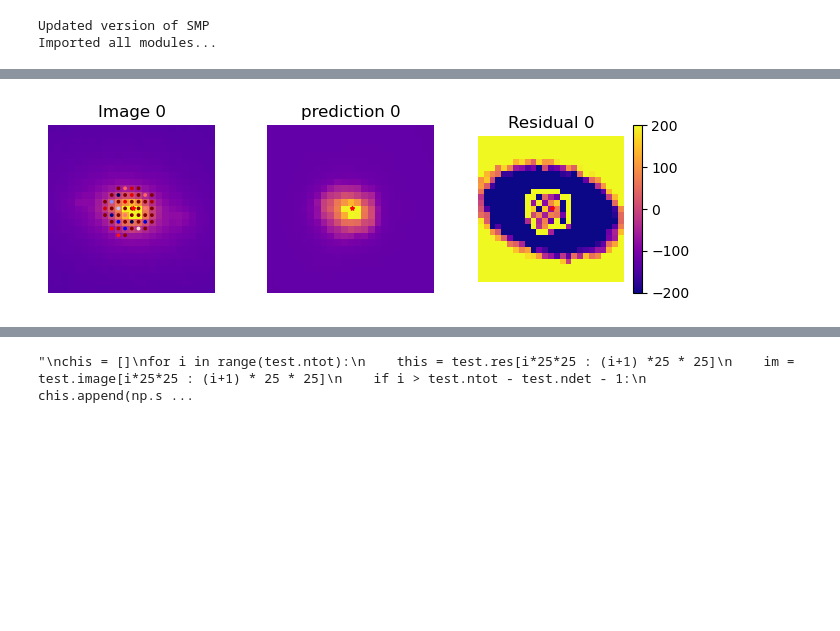
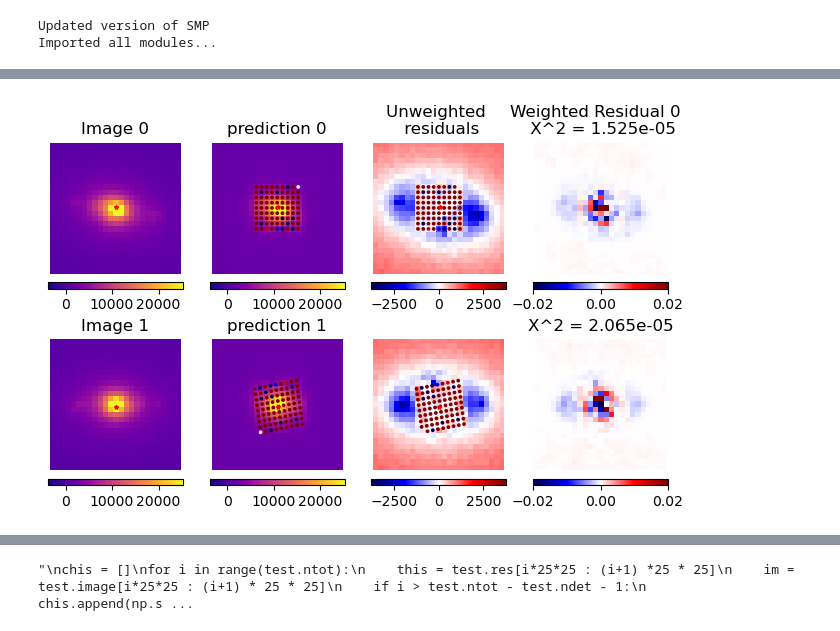
Before and after one commit to Roman-Supernova-PIT/campari, a Jupyter notebook: multismp.ipynb, the cells around one changed output, grey strips where cells are left out. Drawn from its saved outputs; the diff is of its cells as text; code cells hidden in the pictures; blank space fills up the shorter version.

```diff
--- a/multismp.ipynb
+++ b/multismp.ipynb
@@ -740,5 +723,6 @@ plt.scatter(xx,yy,s = 1, color = 'r')
 # %%
 #%matplotlib widget
+
 #ID = 20172782
 
 #ID = 90000055
@@ -758,10 +742,12 @@ print(pqfile)
 band = 'F184'
 ra, dec, p, s, start, end, peak = SNID_to_loc(ID, pqfile, date = True, band = band, snpath = snpath, roman_path = roman_path)
 test = MultiDetection(ra, dec, p, s, band, start, end, peak, snid = ID)
-nbg = 30
+nbg = 4
+size = 25
 
-test.runPhotometry(background = False, err = False, n_grid = nbg, maxbg = 0, maxdet = -1, roman_path = roman_path, \
-                  pointing_list = None, SCA_list = None, bare_bones = True)
+
+test.runPhotometry(background = False, err = False, n_grid = nbg, maxbg = 2, maxdet = 0,roman_path = roman_path, \
+                  pointing_list = None, SCA_list = None, bare_bones = False, precise = True, size = size)
 # %% [output]
 10430
 looking in band F184
@@ -790,8 +776,8 @@ xplots = test.ntot//2 + 1
 
 
 
-bgtol = 10000
-im = test.image[0*25*25 : (0+1) * 25 * 25]
+bgtol = 1000
+im = test.image[0*size*size : (0+1) * size * size]
 sig = np.sqrt(clippedMean(im, 4)[1])
 print(sig)
 
@@ -799,7 +785,8 @@ print(sig)
 
 for i in range(test.ntot):
     print(i)
-    plt.subplot(4*test.ntot, 3, 3*i+2,projection=test.wcs_list[i])
+
+    plt.subplot(4*test.ntot, 4, 4*i+2,projection=test.wcs_list[i])
 
     xx, yy = test.wcs_list[i].world_to_pixel(SkyCoord(ra = test.ra_grid*u.degree, dec = test.dec_grid*u.degree))
 
@@ -808,47 +795,88 @@ for i in range(test.ntot):
     yy += 0.5
     snx += 0.5
     sny += 0.5
-    #plt.scatter(xx,yy, c = test.X[:np.size(test.ra_grid)], s = 3, cmap = 'seismic', vmin = -bgtol, vmax = bgtol)
+    plt.scatter(xx,yy, c = test.X[:np.size(test.ra_grid)], s = 3, cmap = 'seismic', vmin = -bgtol, vmax = bgtol)
     plt.scatter(snx, sny, c = 'r', s = 8, marker = '*')
 
-    this = test.pred[i*25*25 : (i+1) *25 * 25]
-    im = test.image[i*25*25 : (i+1) * 25 * 25]
+    this = test.pred[i*size*size : (i+1) *size * size]
+    im = test.image[i*size*size : (i+1) * size * size]
 
-    plt.imshow(this.reshape((25,25)), cmap='plasma', vmin = -3*sig, vmax = 20*sig, origin = 'lower',\
-        extent = [0, 25, 0 ,25], aspect = 'equal')
+    plt.imshow(this.reshape((size,size)), cmap='plasma', vmin = -3*sig, vmax = 20*sig, origin = 'lower',\
+        extent = [0, size, 0 , size], aspect = 'equal')
     plt.axis('off')
     plt.title(f'prediction {i}')
+    plt.colorbar(orientation="horizontal", pad=0.05)
 
 
     ############################
 
-    plt.subplot(4*test.ntot, 3, 3*i+1,projection=test.wcs_list[i])
-    #plt.subplot(4*test.ntot, 3, 3*i+2)
-    this2 = test.image[i*25*25 : (i+1) *25 * 25]
-    plt.scatter(xx,yy, c = test.X[:np.size(test.ra_grid)], s = 3, cmap = 'seismic', vmax = bgtol, vmin = -bgtol)
+    plt.subplot(4*test.ntot, 4, 4*i+1,projection=test.wcs_list[i])
+    this2 = test.image[i*size*size : (i+1) *size * size]
+    #plt.scatter(xx,yy, c = test.X[:np.size(test.ra_grid)], s = 3, cmap = 'seismic', vmax = bgtol, vmin = -bgtol)
     plt.scatter(snx, sny, c = 'r', s = 8, marker = '*')
-    plt.imshow(this2.reshape((25,25)), cmap='plasma',vmin = -3*sig, vmax = 20*sig, origin = 'lower',\
-        extent = [0, 25, 0 ,25], aspect = 'equal')
+    plt.imshow(this2.reshape((size,size)), cmap='plasma',vmin = -3*sig, vmax = 20*sig, origin = 'lower',\
+        extent = [0, size, 0 , size], aspect = 'equal')
 
     plt.axis('off')
     plt.title(f'Image {i}')
+    plt.colorbar(orientation="horizontal", pad=0.05)
 
     ############################
 
-    plt.subplot(4*test.ntot, 3, 3*i+3,projection=test.wcs_list[i])
-    #plt.subplot(4*test.ntot, 3, 3*i+3)
-    this = test.res[i*25*25 : (i+1) *25 * 25]
-    im = test.image[i*25*25 : (i+1) * 25 * 25]
-    plt.imshow(this.reshape(25,25),cmap='plasma', vmin = -200, vmax = 200, origin = 'lower',\
-        extent = [0, 25, 0 ,25], aspect = 'equal')
-    plt.colorbar()
 
+
+
+    plt.subplot(4*test.ntot, 4, 4*i+4,projection=test.wcs_list[i])
+
+    this = test.res[i*size*size : (i+1) *size * size]
+    im = test.res[i*size*size : (i+1) * size * size]
+    error_sig = np.sqrt(clippedMean(im, 4)[1])
+
+
+    wgt = test.wgt[i*size*size : (i+1) *size * size].reshape(size,size)
+    plt.imshow(this.reshape(size,size) / wgt ,cmap='seismic', origin = 'lower',\
+        extent = [0, size, 0 , size], aspect = 'equal', vmin = -0.02, vmax = 0.02)
+    #plt.imshow(np.log(1/wgt), cmap='seismic',  origin = 'lower',\
+        #extent = [0, size, 0 , size], aspect = 'equal')
+    plt.colorbar(orientation="horizontal", pad=0.05)
+
+    #plt.scatter(snx, sny, c = 'r', s = 8, marker = '*')
+    plt.axis('off')
+
+    chi = np.sum((this / wgt.flatten())**2) / np.size(wgt)
+
+    n_nodet = test.ntot - test.ndet
+
+    if i > n_nodet - 1:
+        mag_res = test.mag[i - n_nodet] - test.exposures['true mag'][i]
+        plt.text(1,1, f'Mag Res : {mag_res:.3f}')
+    if i == 0:
+        plt.title(f'Weighted Residual {i}  \n X^2 = {chi:.3e}')
+    else:
+         plt.title(f'X^2 = {chi:.3e}')
+    #################################################################################
+    plt.subplot(4*test.ntot, 4, 4*i+3,projection=test.wcs_list[i])
+    plt.imshow(this.reshape(size,size) ,cmap='seismic', origin = 'lower',\
+        extent = [0, size, 0 , size], aspect = 'equal', vmin = -3*sig, vmax = 3*sig)
+    plt.colorbar(orientation="horizontal", pad=0.05)
+    if i == 0:
+        plt.title('Unweighted \n residuals')
+    plt.axis('off')
+
+    #Plot the scene modelling grid and the SN location
+    xx, yy = test.wcs_list[i].world_to_pixel(SkyCoord(ra = test.ra_grid*u.degree, dec = test.dec_grid*u.degree))
+    snx, sny = test.wcs_list[i].world_to_pixel(SkyCoord(ra = test.ra*u.degree, dec = test.dec*u.degree))
+    xx += 0.5
+    yy += 0.5
+    snx += 0.5
+    sny += 0.5
+    plt.scatter(xx,yy, c = test.X[:np.size(test.ra_grid)], s = 3, cmap = 'seismic', vmin = -bgtol, vmax = bgtol)
     plt.scatter(snx, sny, c = 'r', s = 8, marker = '*')
-    plt.axis('off')
-    plt.title(f'Residual {i}')
+
 
 
 plt.show()
+plt.subplots_adjust(wspace = 0.4, hspace = 0.5)
 # %% [output]
 1259.2105981863642
 0
@@ -855 +884 @@ plt.show()
-[figure, old version]
+[figure, new version]
```
Also changed, not shown: parts of 13 cells of this notebook, 2 other files.
